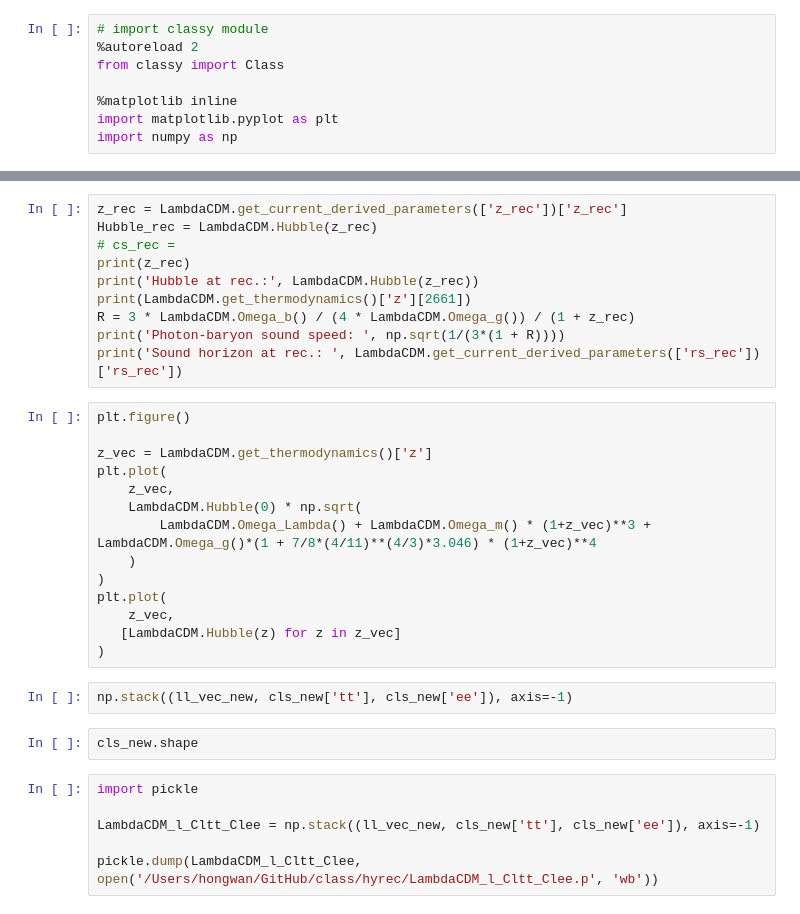
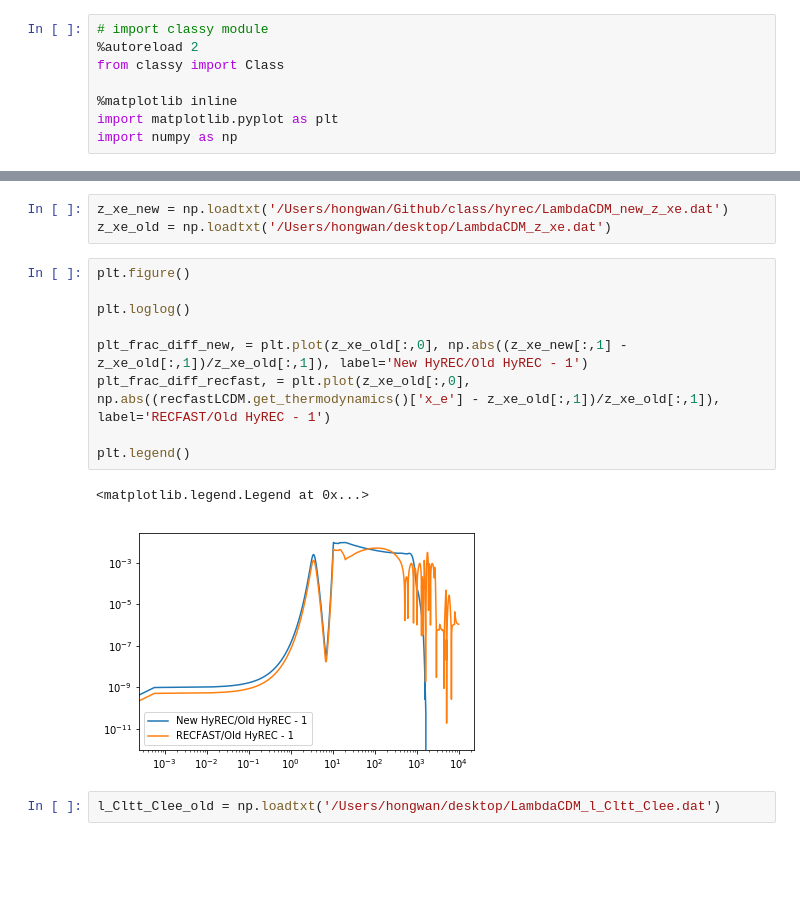
Before and after one commit to hongwanliu/class_public, a Jupyter notebook: notebooks/recfast_fudge.ipynb, the cells around one changed output, grey strips where cells are left out. Saved outputs shown, nothing was run; the diff lists cells and outputs as text; blank space fills up the shorter version.

```diff
--- a/notebooks/recfast_fudge.ipynb
+++ b/notebooks/recfast_fudge.ipynb
@@ -63,34 +77,17 @@ Text(0, 0.5, '$(C_\\ell - C_\\ell^\\mathrm{ref})/C_\\ell^\\mathrm{ref} [\\%]$')
-# %%
-z_rec = LambdaCDM.get_current_derived_parameters(['z_rec'])['z_rec']
-Hubble_rec = LambdaCDM.Hubble(z_rec)
-# cs_rec =
-print(z_rec)
-print('Hubble at rec.:', LambdaCDM.Hubble(z_rec))
-print(LambdaCDM.get_thermodynamics()['z'][2661])
-R = 3 * LambdaCDM.Omega_b() / (4 * LambdaCDM.Omega_g()) / (1 + z_rec)
-print('Photon-baryon sound speed: ', np.sqrt(1/(3*(1 + R))))
-print('Sound horizon at rec.: ', LambdaCDM.get_current_derived_parameters(['rs_rec'])['rs_rec'])
-# %%
-plt.figure()
-
-z_vec = LambdaCDM.get_thermodynamics()['z']
-plt.plot(
-    z_vec,
-    LambdaCDM.Hubble(0) * np.sqrt(
-        LambdaCDM.Omega_Lambda() + LambdaCDM.Omega_m() * (1+z_vec)**3 + LambdaCDM.Omega_g()*(1 + 7/8*(4/11)**(4/3)*3.046) * (1+z_vec)**4
-    )
-)
-plt.plot(
-    z_vec,
-   [LambdaCDM.Hubble(z) for z in z_vec]
-)
-# %%
-np.stack((ll_vec_new, cls_new['tt'], cls_new['ee']), axis=-1)
-# %%
-cls_new.shape
-# %%
-import pickle
-
-LambdaCDM_l_Cltt_Clee = np.stack((ll_vec_new, cls_new['tt'], cls_new['ee']), axis=-1)
-
-pickle.dump(LambdaCDM_l_Cltt_Clee, open('/Users/hongwan/GitHub/class/hyrec/LambdaCDM_l_Cltt_Clee.p', 'wb'))
+# %%
+z_xe_new = np.loadtxt('/Users/hongwan/Github/class/hyrec/LambdaCDM_new_z_xe.dat')
+z_xe_old = np.loadtxt('/Users/hongwan/desktop/LambdaCDM_z_xe.dat')
+# %%
+plt.figure()
+
+plt.loglog()
+
+plt_frac_diff_new, = plt.plot(z_xe_old[:,0], np.abs((z_xe_new[:,1] - z_xe_old[:,1])/z_xe_old[:,1]), label='New HyREC/Old HyREC - 1')
+plt_frac_diff_recfast, = plt.plot(z_xe_old[:,0], np.abs((recfastLCDM.get_thermodynamics()['x_e'] - z_xe_old[:,1])/z_xe_old[:,1]), label='RECFAST/Old HyREC - 1')
+
+plt.legend()
+# %% [output]
+<matplotlib.legend.Legend at 0x...>
+[figure, added]
+# %%
+l_Cltt_Clee_old = np.loadtxt('/Users/hongwan/desktop/LambdaCDM_l_Cltt_Clee.dat')
```
Also changed, not shown: parts of 4 cells of this notebook, 8 other files.
